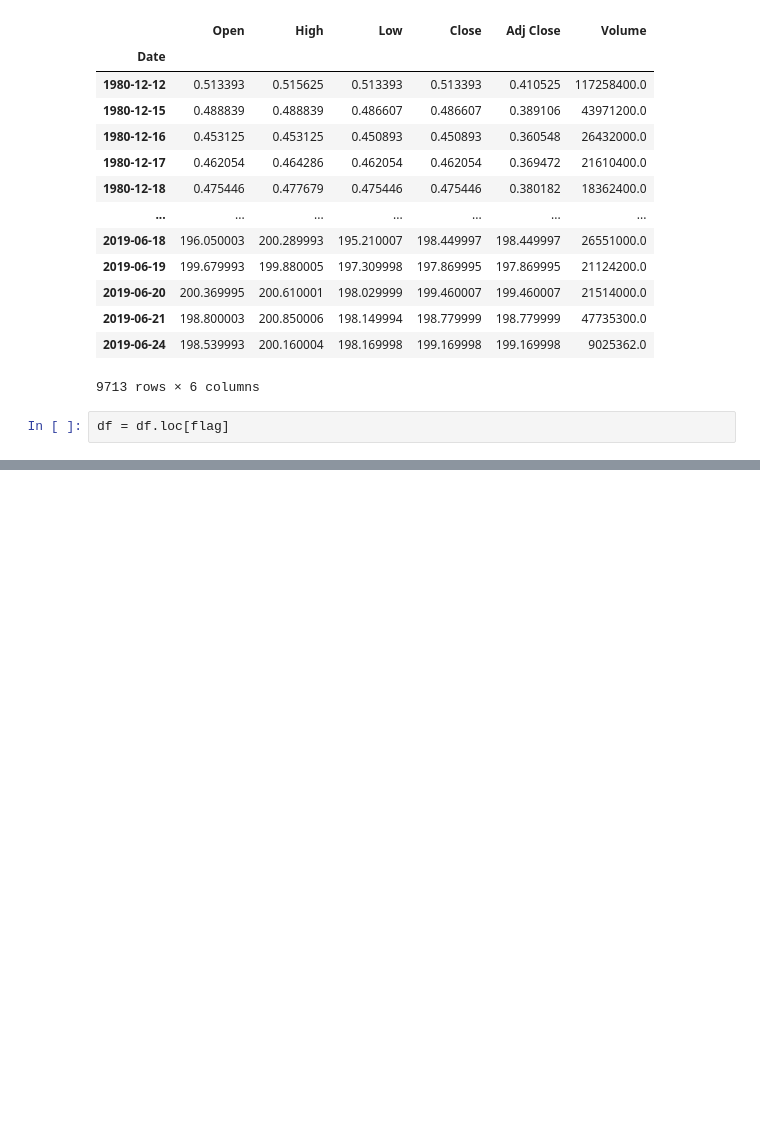
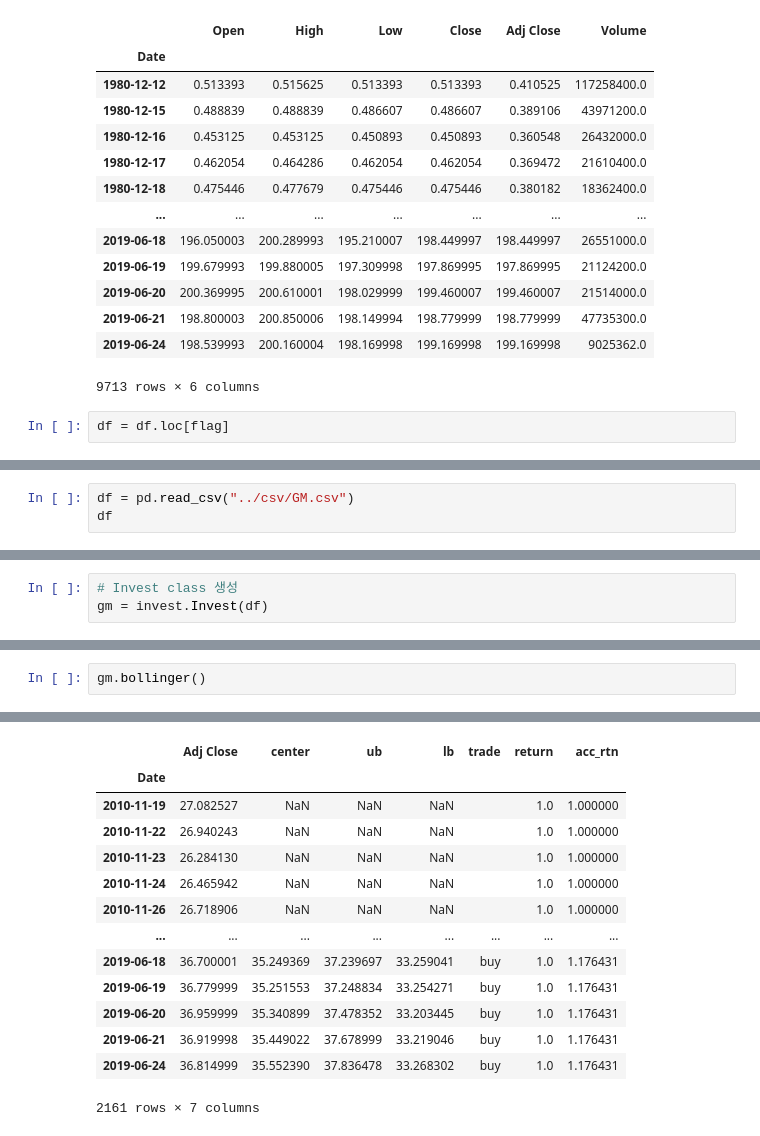
Before and after one commit to mijin-kimm/python-ezen, a Jupyter notebook: 231029/02_pandas.ipynb, the cells around one changed output, grey strips where cells are left out. Drawn from its saved outputs; the diff is of its cells as text; blank space fills up the shorter version.

```diff
--- a/231029/02_pandas.ipynb
+++ b/231029/02_pandas.ipynb
@@ -167,0 +519,3 @@ df = df.loc[flag]
+# %%
+df = pd.read_csv("../csv/GM.csv")
+df
@@ -167,0 +536,3 @@ df = df.loc[flag]
+# %%
+# Invest class 생성
+gm = invest.Invest(df)
@@ -167,0 +556,3 @@ df = df.loc[flag]
+# %%
+gm.bollinger()
+# %% [output]
@@ -167,0 +576,14 @@ df = df.loc[flag]
+|  | Adj Close | center | ub | lb | trade | return | acc_rtn |
+| Date |  |  |  |  |  |  |  |
+| 2010-11-19 | 27.082527 | NaN | NaN | NaN |  | 1.0 | 1.000000 |
+| 2010-11-22 | 26.940243 | NaN | NaN | NaN |  | 1.0 | 1.000000 |
+| 2010-11-23 | 26.284130 | NaN | NaN | NaN |  | 1.0 | 1.000000 |
+| 2010-11-24 | 26.465942 | NaN | NaN | NaN |  | 1.0 | 1.000000 |
+| 2010-11-26 | 26.718906 | NaN | NaN | NaN |  | 1.0 | 1.000000 |
+| ... | ... | ... | ... | ... | ... | ... | ... |
+| 2019-06-18 | 36.700001 | 35.249369 | 37.239697 | 33.259041 | buy | 1.0 | 1.176431 |
+| 2019-06-19 | 36.779999 | 35.251553 | 37.248834 | 33.254271 | buy | 1.0 | 1.176431 |
+| 2019-06-20 | 36.959999 | 35.340899 | 37.478352 | 33.203445 | buy | 1.0 | 1.176431 |
+| 2019-06-21 | 36.919998 | 35.449022 | 37.678999 | 33.219046 | buy | 1.0 | 1.176431 |
+| 2019-06-24 | 36.814999 | 35.552390 | 37.836478 | 33.268302 | buy | 1.0 | 1.176431 |
+2161 rows × 7 columns
```
Also changed, not shown: parts of 34 cells of this notebook, 1 other file.
